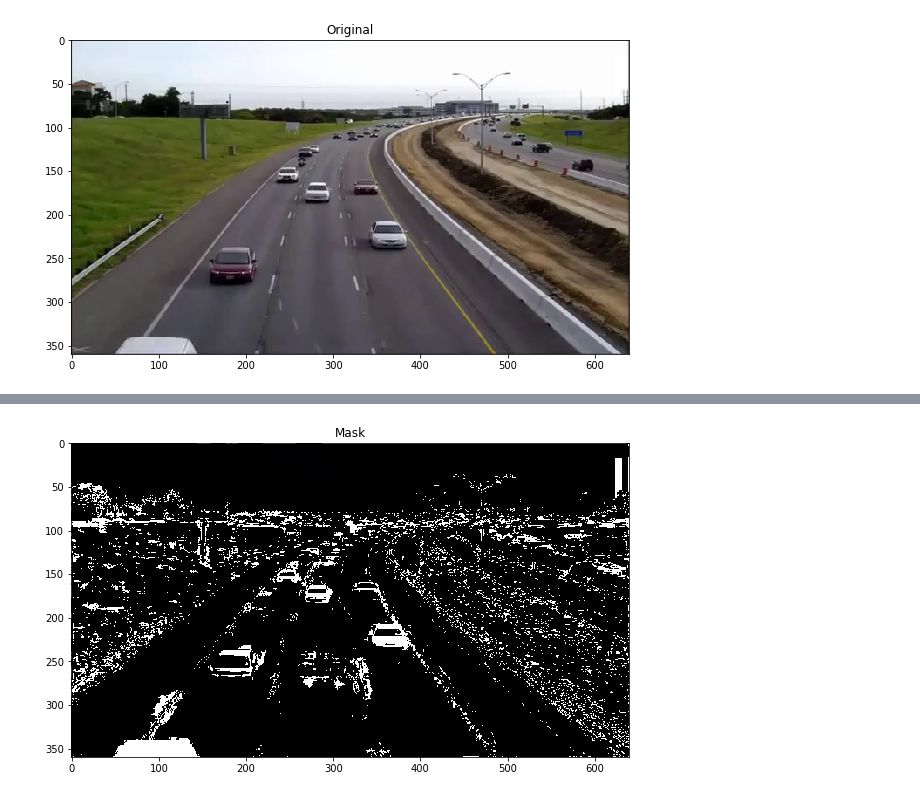
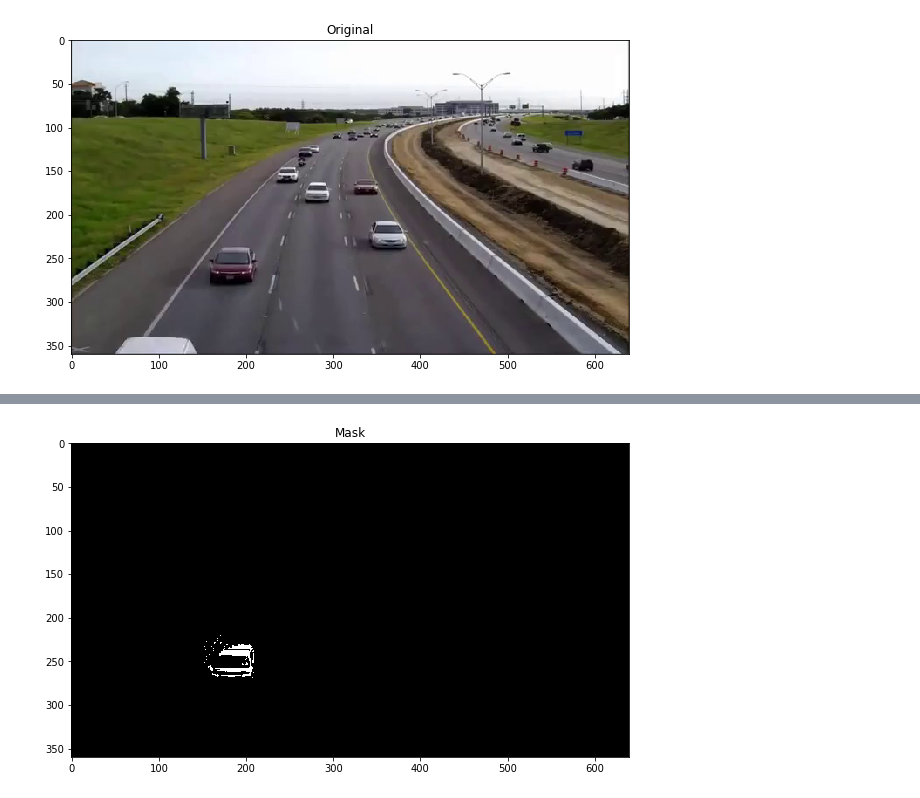
Before and after one commit to fescobar96/Video-Background-Removal, a Jupyter notebook: Video_Background_Removal.ipynb, the cells around one changed output, grey strips where cells are left out. Cells and saved outputs as stored; diff of their text form; code cells hidden in the pictures.

```diff
--- a/Video_Background_Removal.ipynb
+++ b/Video_Background_Removal.ipynb
@@ -105,8 +60,8 @@ for frame in frames_idx:
 ... (8 outputs left out)
 # %%
 %%time
-for x in prange(0, video.shape[2]):
-  for y in prange(0, video.shape[1]):
+for x in prange(150, 210): #2
+  for y in prange(220, 270): #1
     colors=[]
     for z in frames_idx:
       colors.append(video[z][y][x])
@@ -144,6 +99,6 @@ plt.show()
 # %%
-video[0] = video[0].astype("int64")
-background = background.astype("int64")
+video = video.astype("int16")
+background = background.astype("int16")
 # %%
 foreground = (video[0] - background)
 np.clip(foreground, 0, 255, out=foreground)
@@ -155,0 +111,10 @@ plt.show()
+# %%
+%%time
+foreground = video.copy()
+for i in range(0,foreground.shape[0]):
+  foreground[i] = np.subtract(video[i], background)
+  np.clip(foreground[i], 0, 255, out=foreground[i])
+  foreground[i] = foreground[i].astype(np.uint8)
+
+foreground = foreground.astype(np.uint8)
+skvideo.io.vwrite("foreground.mp4", foreground)
@@ -156,13 +124,13 @@ plt.show()
 # %%
 %%time
-mask = foreground.copy()
+mask = foreground[0].copy()
 for x in prange(0, mask.shape[1]):
   for y in prange(0, mask.shape[0]):
     if np.mean(mask[y][x]) > 1:
       mask[y][x] = [255,255,255]
 plt.figure(figsize=(10,10))
 plt.imshow(mask)
 plt.title("Mask")
 plt.show()
 # %% [output]
-[figure, old version]
+[figure, new version]
```
Also changed, not shown: parts of 12 cells of this notebook.
